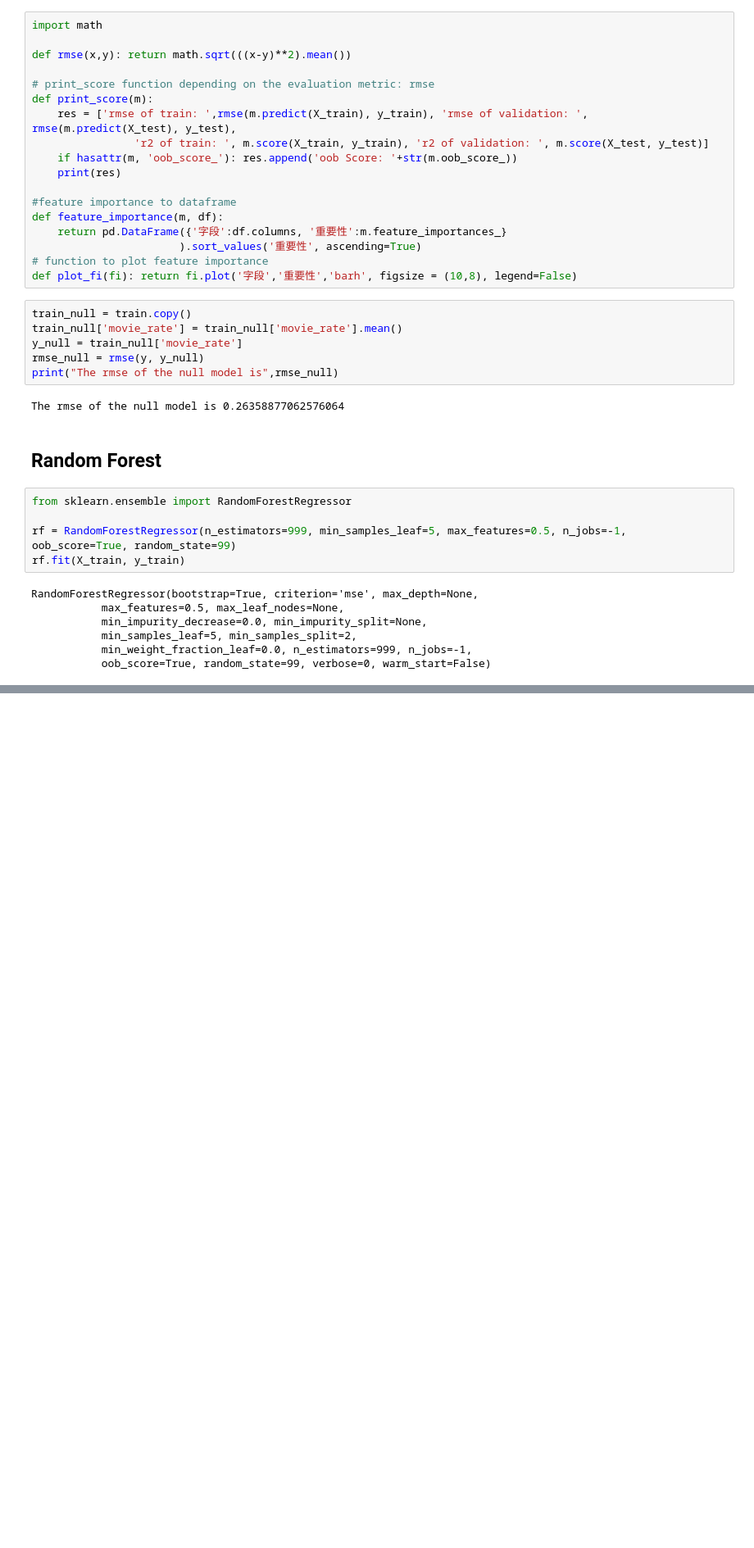
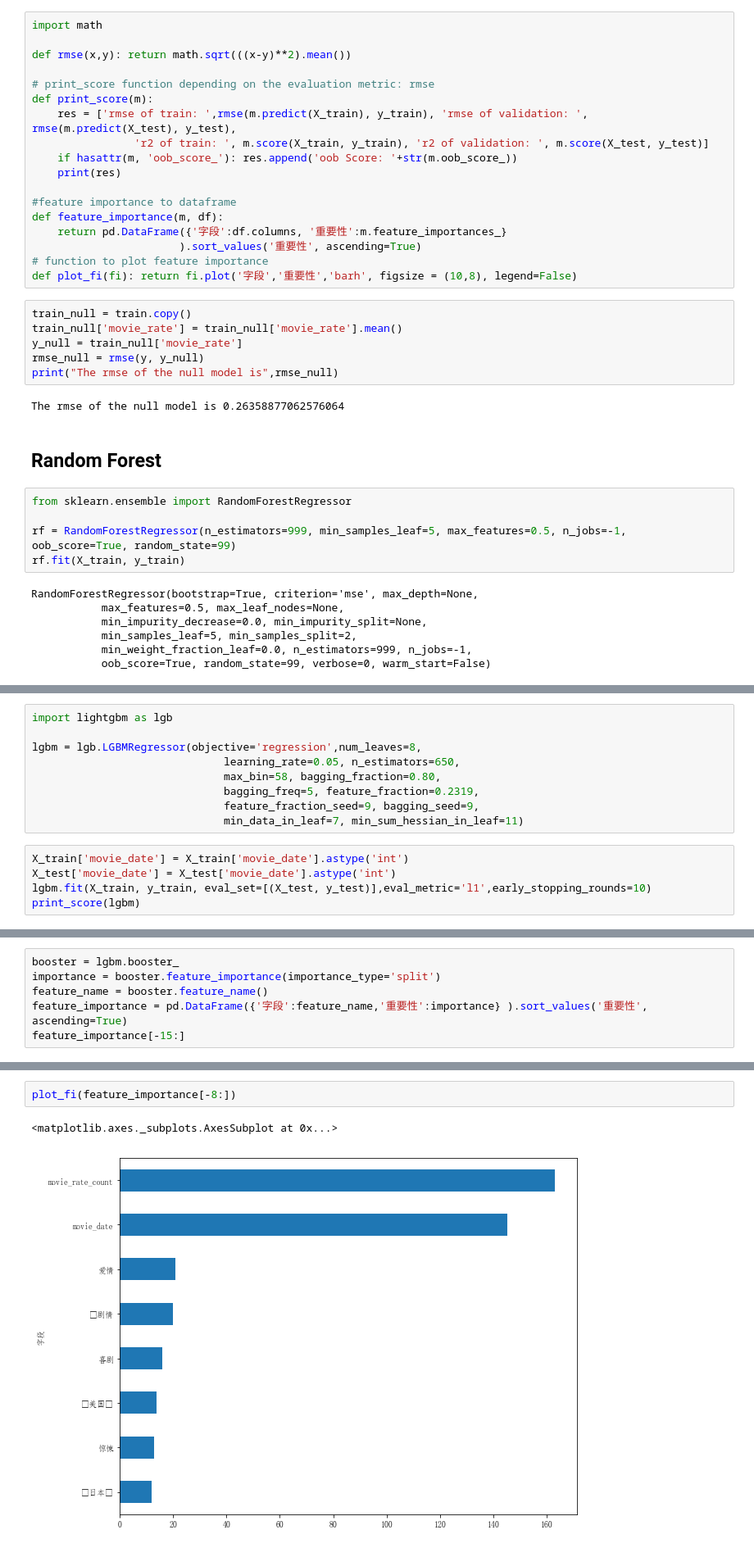
Before and after one commit to OracyC/douban_moive_data_analysis, a Jupyter notebook: analysis.ipynb, the cells around one changed output, grey strips where cells are left out. Shown: that part at 82% size. Drawn from its saved outputs; the diff is of its cells as text; blank space fills up the shorter version.

```diff
--- a/analysis.ipynb
+++ b/analysis.ipynb
@@ -347,0 +353,14 @@ plot_fi(fi[-10:])
+# %%
+import lightgbm as lgb
+
+lgbm = lgb.LGBMRegressor(objective='regression',num_leaves=8,
+                              learning_rate=0.05, n_estimators=650,
+                              max_bin=58, bagging_fraction=0.80,
+                              bagging_freq=5, feature_fraction=0.2319,
+                              feature_fraction_seed=9, bagging_seed=9,
+                              min_data_in_leaf=7, min_sum_hessian_in_leaf=11)
+# %%
+X_train['movie_date'] = X_train['movie_date'].astype('int')
+X_test['movie_date'] = X_test['movie_date'].astype('int')
+lgbm.fit(X_train, y_train, eval_set=[(X_test, y_test)],eval_metric='l1',early_stopping_rounds=10)
+print_score(lgbm)
@@ -347,0 +394,6 @@ plot_fi(fi[-10:])
+# %%
+booster = lgbm.booster_
+importance = booster.feature_importance(importance_type='split')
+feature_name = booster.feature_name()
+feature_importance = pd.DataFrame({'字段':feature_name,'重要性':importance} ).sort_values('重要性', ascending=True)
+feature_importance[-15:]
@@ -347,0 +417,5 @@ plot_fi(fi[-10:])
+# %%
+plot_fi(feature_importance[-8:])
+# %% [output]
+<matplotlib.axes._subplots.AxesSubplot at 0x...>
+[figure, added]
```
Also changed, not shown: parts of 15 cells of this notebook, 3 other files.
